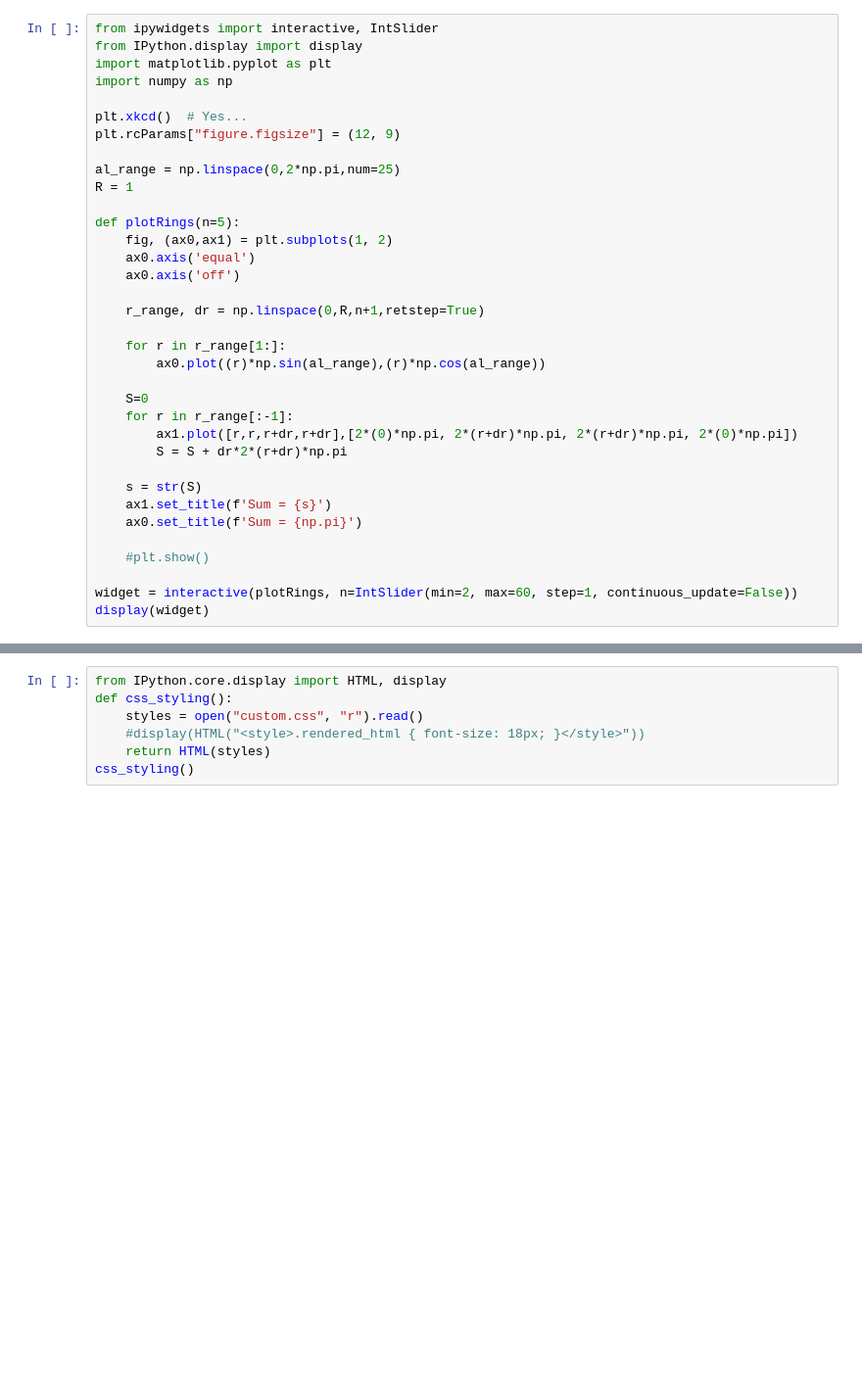
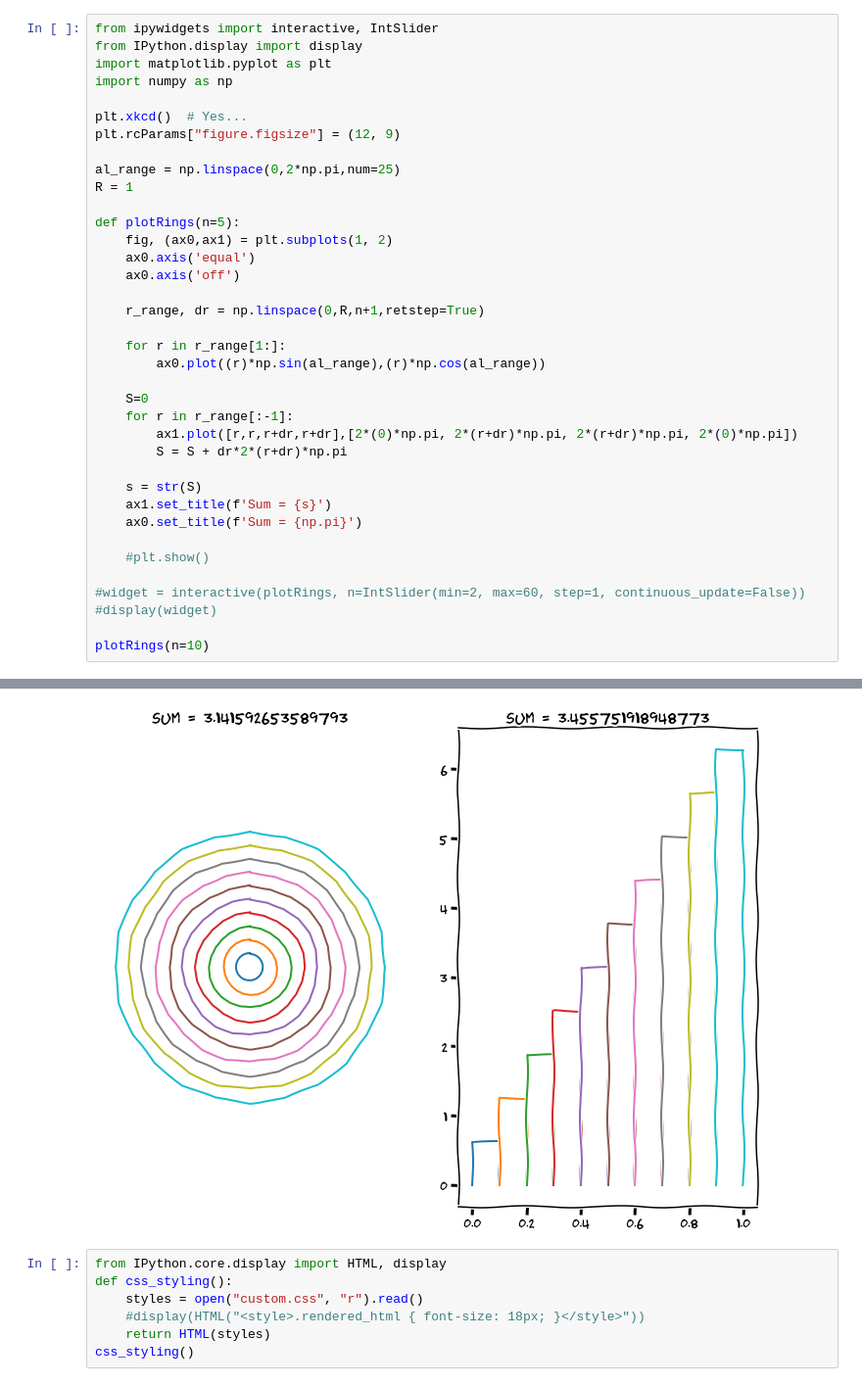
Before and after one commit to mathbit/mathnotes_book, a Jupyter notebook: content/Calculus/section1_whycalc.ipynb, the cells around one changed output, grey strips where cells are left out. Shown at 98% size. Saved outputs shown, nothing was run; the diff lists cells and outputs as text; blank space fills up the shorter version.

```diff
--- a/content/Calculus/section1_whycalc.ipynb
+++ b/content/Calculus/section1_whycalc.ipynb
@@ -58,6 +60,8 @@ def plotRings(n=5):
 
     #plt.show()
 
-widget = interactive(plotRings, n=IntSlider(min=2, max=60, step=1, continuous_update=False))
-display(widget)
+#widget = interactive(plotRings, n=IntSlider(min=2, max=60, step=1, continuous_update=False))
+#display(widget)
+
+plotRings(n=10)
 # %% [output]
@@ -65,3 +68,4 @@ interactive(children=(IntSlider(value=2, continuous_update=False, description='n
+[figure, added]
 # %%
 from IPython.core.display import HTML, display
 def css_styling():
```
Also changed, not shown: parts of 2 cells of this notebook, 2 other files.
